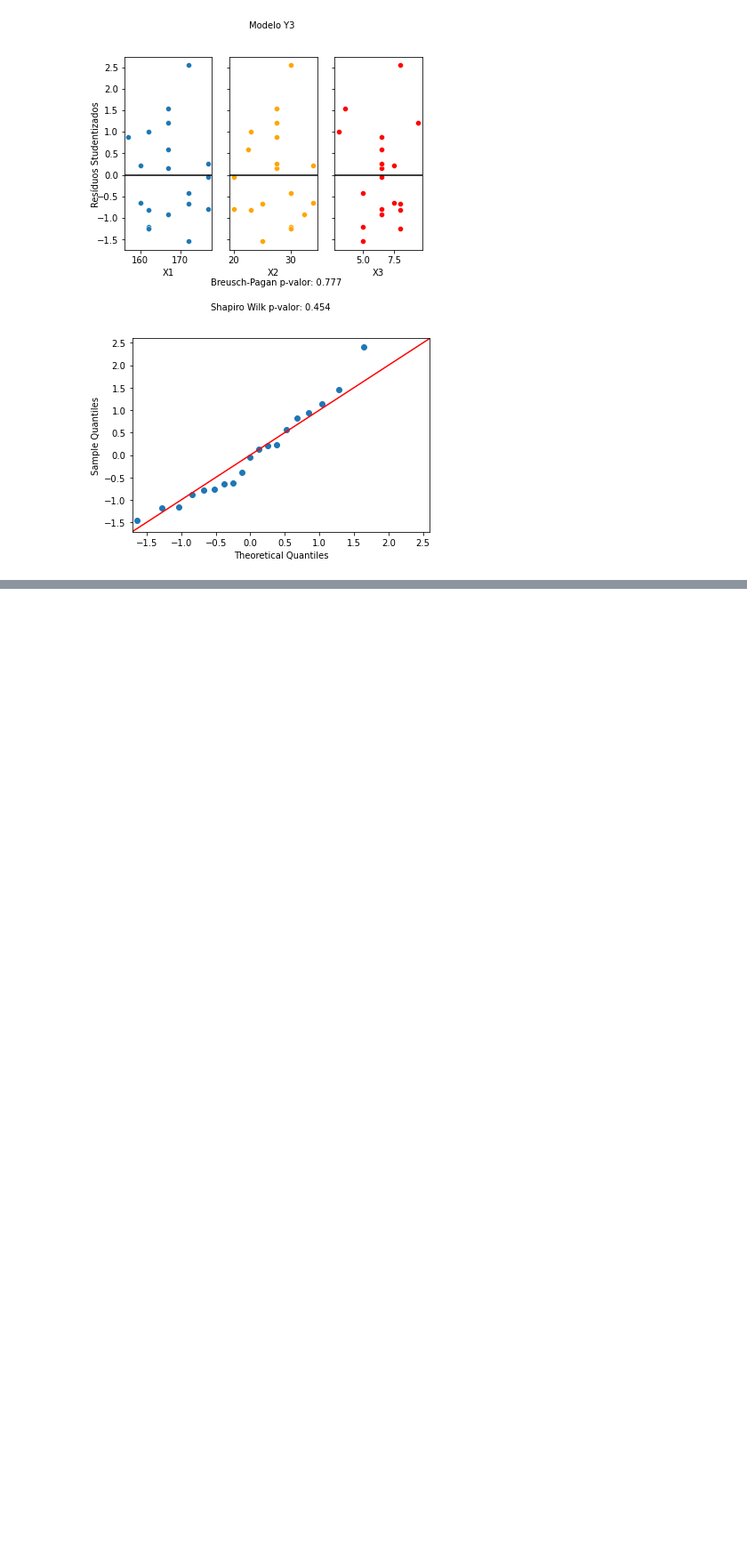
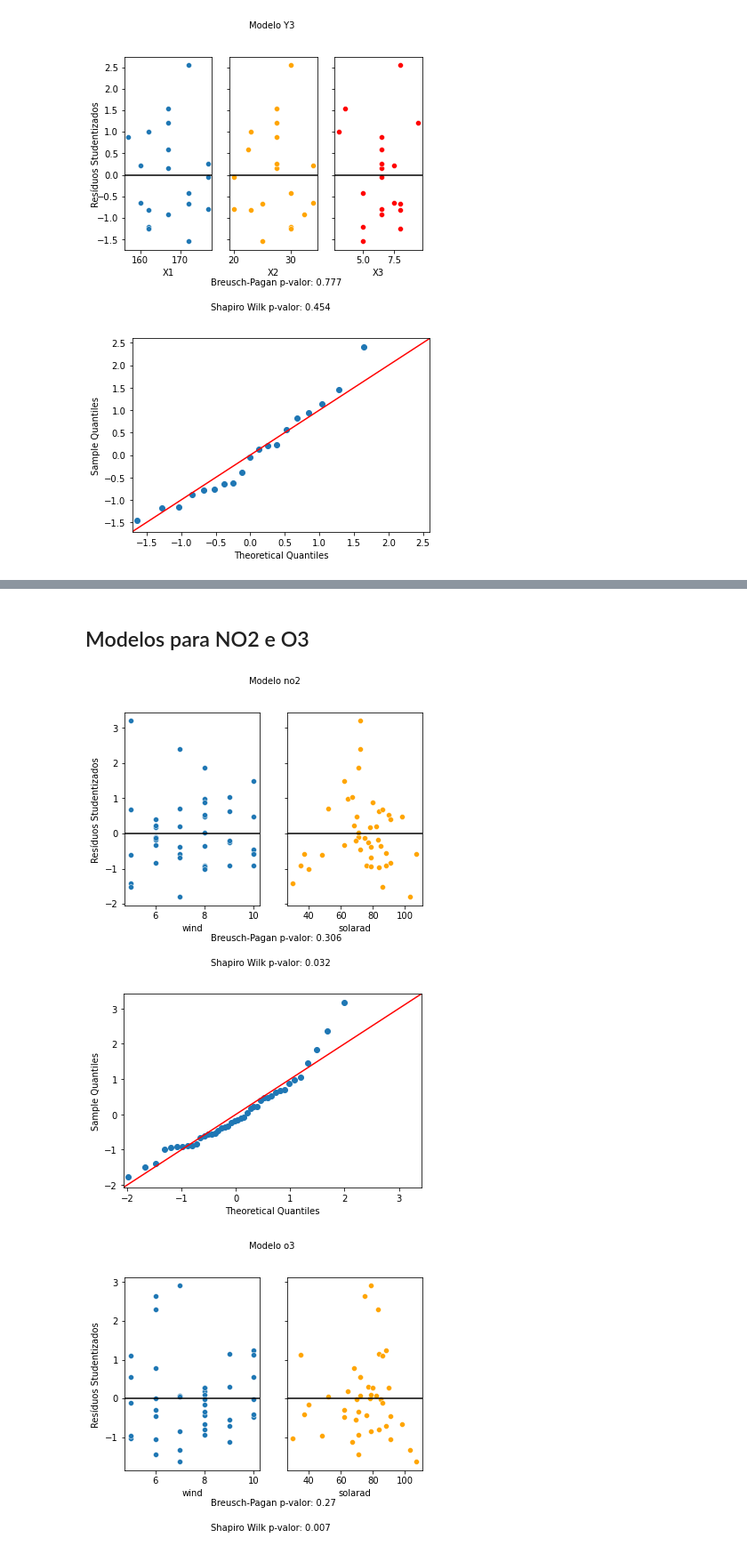
Before and after one commit to derSchmetterling/multivariate_analysis, a Jupyter notebook: AM_trabalho_4/Untitled.ipynb, the cells around one changed output, grey strips where cells are left out. Shown at 89% size. Cells and saved outputs as stored; diff of their text form; code cells hidden in the pictures; blank space fills up the shorter version.

```diff
--- a/AM_trabalho_4/Untitled.ipynb
+++ b/AM_trabalho_4/Untitled.ipynb
@@ -302,0 +477,17 @@ for i in dep.keys():
+# %% [markdown]
+## Modelos para NO2 e O3
+# %%
+y = df[['no2', 'o3']]
+x = df[['wind', 'solarad']]
+xi = sm.add_constant(x.to_numpy())
+
+betas, sqres, sqq = regression(xi,y.to_numpy())
+betas
+
+dep = {'no2': m1, 'o3': m2}
+for i in dep.keys():
+    student_residuals(dep[i], df, i)
+# %% [output]
+[figure, added]
+[figure, added]
+[figure, added]
```
Also changed, not shown: parts of 20 cells of this notebook.
